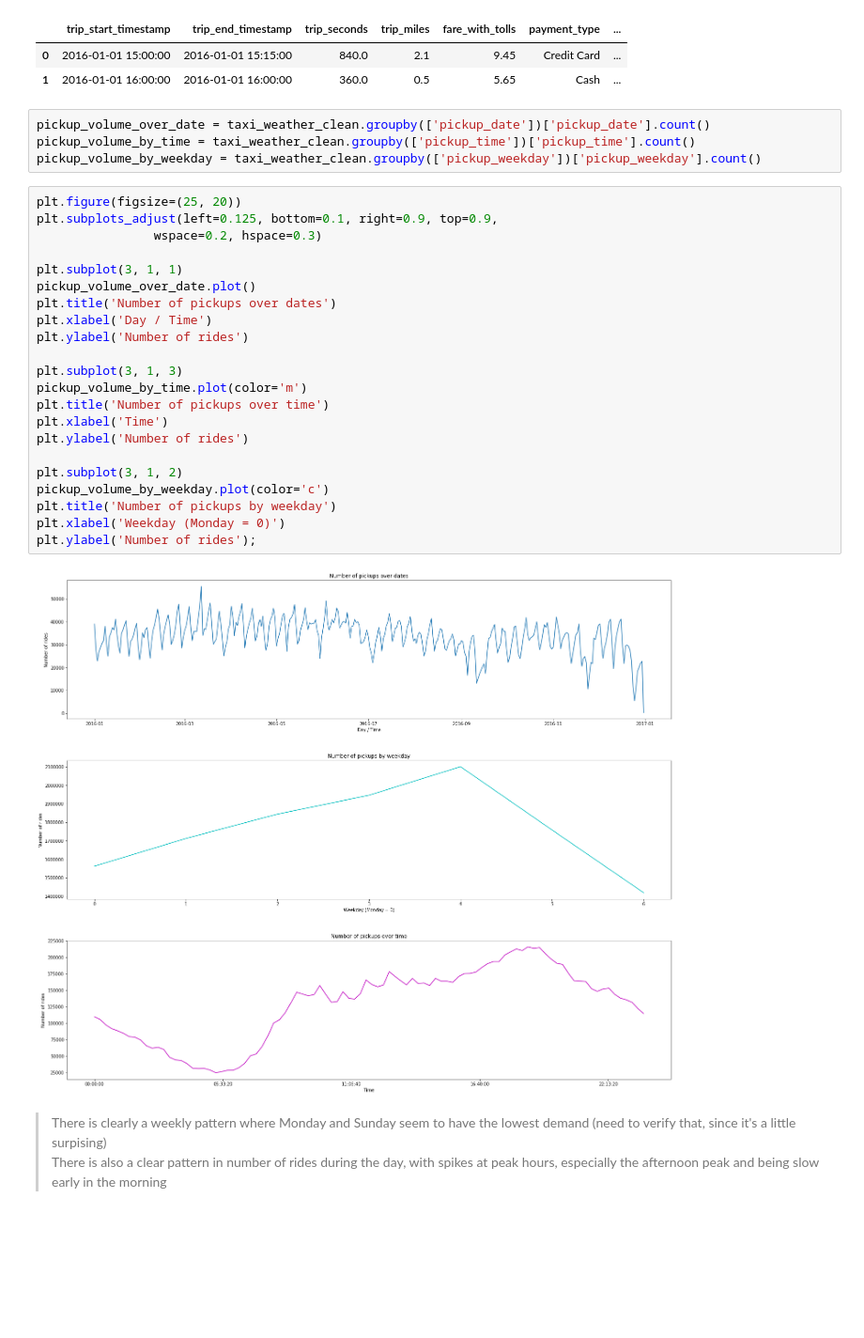
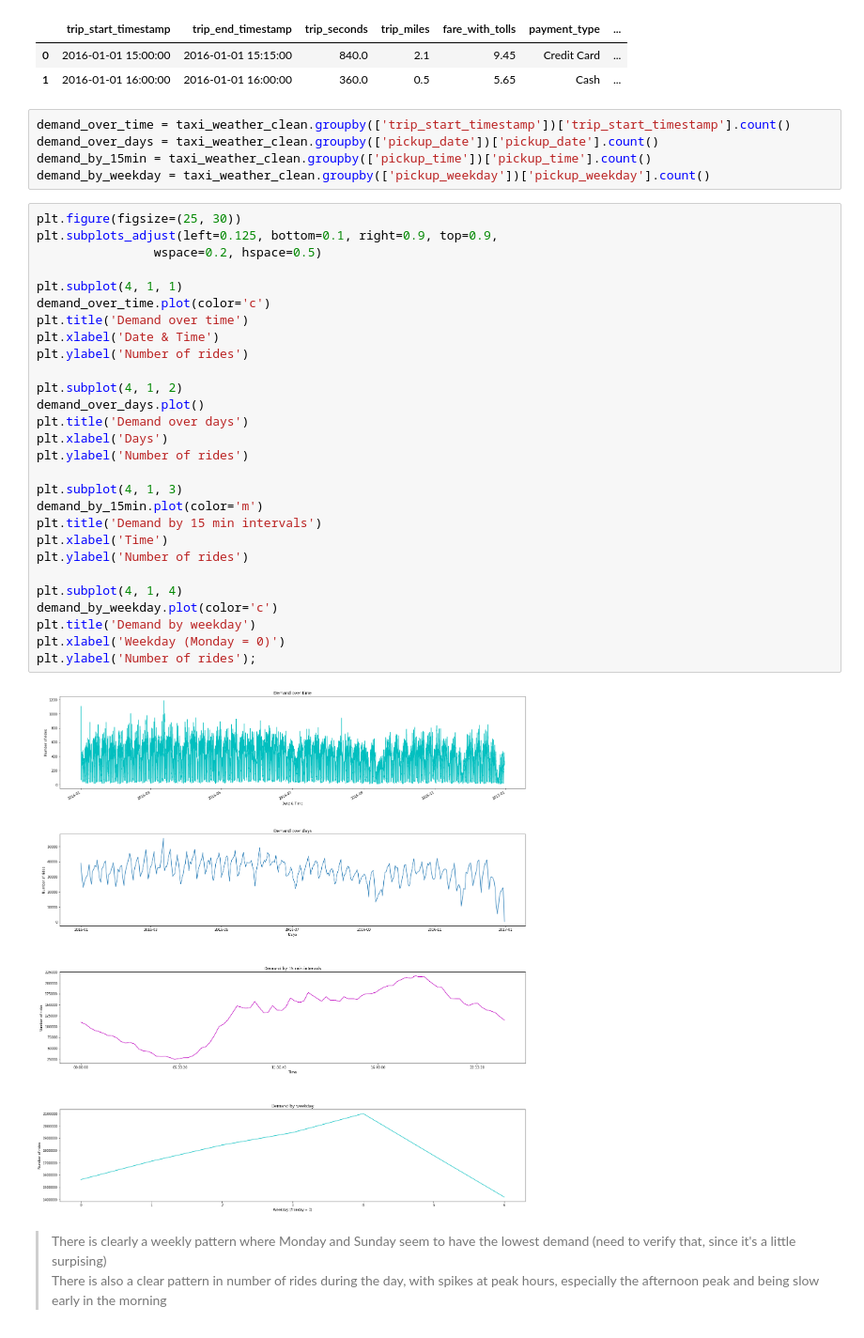
Before and after one commit to Auste1989/metis_projects, a Jupyter notebook: Passion_Project/Transit_Time_and_Rate_EDA.ipynb, the cells around one changed output. Shown at 94% size. Drawn from its saved outputs; the diff is of its cells as text; blank space fills up the shorter version.

```diff
--- a/Passion_Project/Transit_Time_and_Rate_EDA.ipynb
+++ b/Passion_Project/Transit_Time_and_Rate_EDA.ipynb
@@ -526,33 +485,40 @@ taxi_weather_clean.head(2)
 | 0 | 2016-01-01 15:00:00 | 2016-01-01 15:15:00 | 840.0 | 2.1 | 9.45 | Credit Card | ... |
 | 1 | 2016-01-01 16:00:00 | 2016-01-01 16:00:00 | 360.0 | 0.5 | 5.65 | Cash | ... |
 # %%
-pickup_volume_over_date = taxi_weather_clean.groupby(['pickup_date'])['pickup_date'].count()
-pickup_volume_by_time = taxi_weather_clean.groupby(['pickup_time'])['pickup_time'].count()
-pickup_volume_by_weekday = taxi_weather_clean.groupby(['pickup_weekday'])['pickup_weekday'].count()
+demand_over_time = taxi_weather_clean.groupby(['trip_start_timestamp'])['trip_start_timestamp'].count()
+demand_over_days = taxi_weather_clean.groupby(['pickup_date'])['pickup_date'].count()
+demand_by_15min = taxi_weather_clean.groupby(['pickup_time'])['pickup_time'].count()
+demand_by_weekday = taxi_weather_clean.groupby(['pickup_weekday'])['pickup_weekday'].count()
 # %%
-plt.figure(figsize=(25, 20))
+plt.figure(figsize=(25, 30))
 plt.subplots_adjust(left=0.125, bottom=0.1, right=0.9, top=0.9,
-                wspace=0.2, hspace=0.3)
+                wspace=0.2, hspace=0.5)
 
-plt.subplot(3, 1, 1)
-pickup_volume_over_date.plot()
-plt.title('Number of pickups over dates')
-plt.xlabel('Day / Time')
+plt.subplot(4, 1, 1)
+demand_over_time.plot(color='c')
+plt.title('Demand over time')
+plt.xlabel('Date & Time')
 plt.ylabel('Number of rides')
 
-plt.subplot(3, 1, 3)
-pickup_volume_by_time.plot(color='m')
-plt.title('Number of pickups over time')
+plt.subplot(4, 1, 2)
+demand_over_days.plot()
+plt.title('Demand over days')
+plt.xlabel('Days')
+plt.ylabel('Number of rides')
+
+plt.subplot(4, 1, 3)
+demand_by_15min.plot(color='m')
+plt.title('Demand by 15 min intervals')
 plt.xlabel('Time')
 plt.ylabel('Number of rides')
 
-plt.subplot(3, 1, 2)
-pickup_volume_by_weekday.plot(color='c')
-plt.title('Number of pickups by weekday')
+plt.subplot(4, 1, 4)
+demand_by_weekday.plot(color='c')
+plt.title('Demand by weekday')
 plt.xlabel('Weekday (Monday = 0)')
 plt.ylabel('Number of rides');
 # %% [output]
-[figure, old version]
+[figure, new version]
 # %% [markdown]
 > There is clearly a weekly pattern where Monday and Sunday seem to have the lowest demand (need to verify that, since it's a little surpising)
 > There is also a clear pattern in number of rides during the day, with spikes at peak hours, especially the afternoon peak and being slow early in the morning
```
Also changed, not shown: parts of 28 cells of this notebook, 1 other file.
